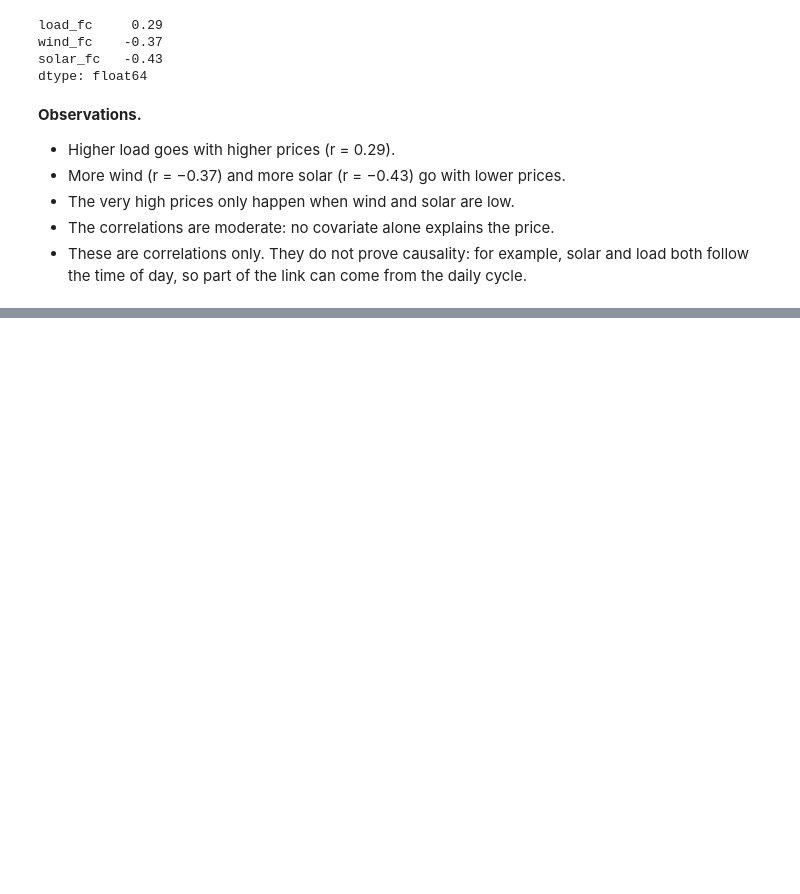
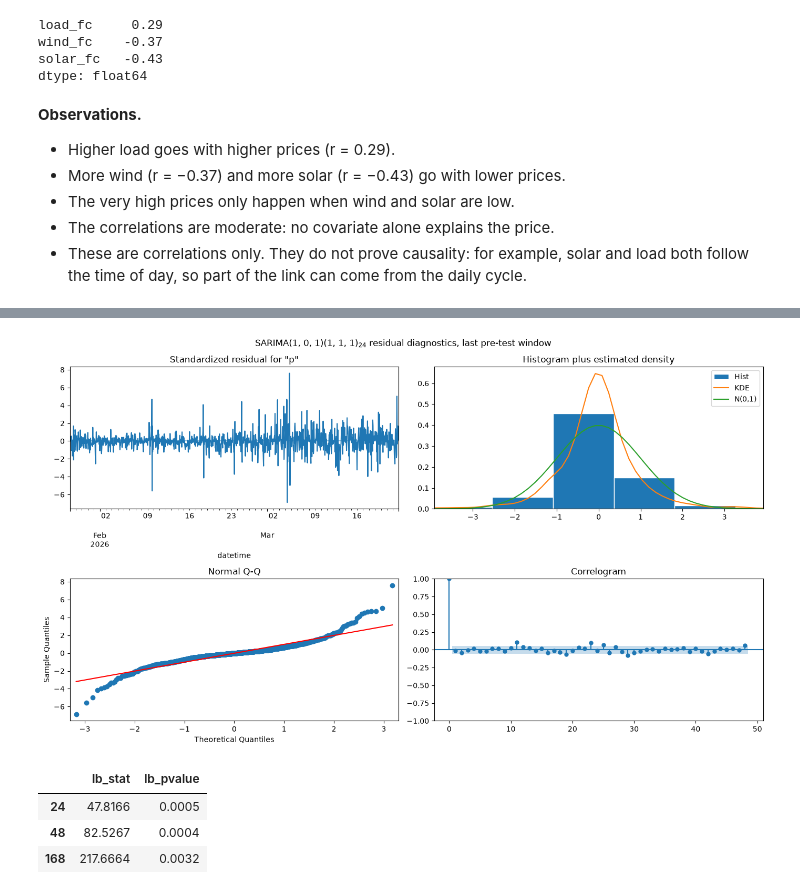
Before and after one commit to aladinsn/electricity-price-forecasting, a Jupyter notebook: notebooks/02_exploration.ipynb, the cells around one changed output, grey strips where cells are left out. Cells and saved outputs as stored; diff of their text form; code cells hidden in the pictures; blank space fills up the shorter version.

```diff
--- a/notebooks/02_exploration.ipynb
+++ b/notebooks/02_exploration.ipynb
@@ -264,0 +493,4 @@ dtype: float64
+# %%
+last_window = y_pre.loc[fit_days[-1] - pd.Timedelta(hours=cfg.FIT_WINDOW_HOURS) : fit_days[-1] - ONE_HOUR]
+res = SARIMAX(last_window, order=cfg.SARIMA_ORDER, seasonal_order=cfg.SARIMA_SEASONAL_ORDER).fit(disp=False)
+print(res.summary())
@@ -264,0 +515,16 @@ dtype: float64
+# %%
+fig = res.plot_diagnostics(figsize=(14, 8), lags=48)
+fig.suptitle(f"SARIMA{cfg.SARIMA_ORDER}{cfg.SARIMA_SEASONAL_ORDER[:3]}$_{{24}}$ residual diagnostics, last pre-test window")
+fig.tight_layout()
+fig.savefig(cfg.FIGURES_DIR / "sarima_residual_diagnostics.png", dpi=150)
+plt.show()
+
+resid = res.resid.iloc[res.loglikelihood_burn :]
+n_arma = sum(cfg.SARIMA_ORDER[::2]) + cfg.SARIMA_SEASONAL_ORDER[0] + cfg.SARIMA_SEASONAL_ORDER[2]
+acorr_ljungbox(resid, lags=[24, 48, 168], model_df=n_arma).round(4)
+# %% [output]
+[figure, added]
+|  | lb_stat | lb_pvalue |
+| 24 | 47.8166 | 0.0005 |
+| 48 | 82.5267 | 0.0004 |
+| 168 | 217.6664 | 0.0032 |
```
Also changed, not shown: parts of 16 cells of this notebook, 3 other files.
